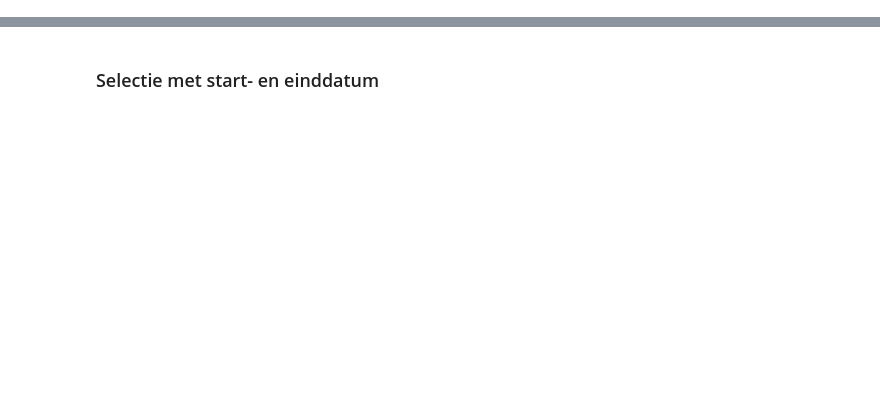
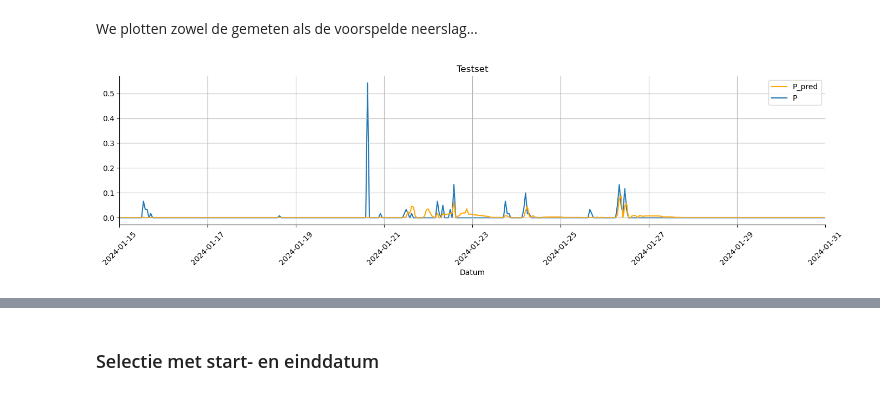
Before and after one commit to HKV-products-services/drinkwaterwinning-bleijerheide, a Jupyter notebook: run_model.ipynb, the cells around one changed output, grey strips where cells are left out. Cells and saved outputs as stored; diff of their text form; code cells hidden in the pictures; blank space fills up the shorter version.

```diff
--- a/run_model.ipynb
+++ b/run_model.ipynb
@@ -14,0 +34,4 @@ To enable them in other operations, rebuild TensorFlow with the appropriate comp
+# %%
+y_hat = pd.DataFrame(index=X_test.index, data=model.predict(X_test), columns=['P_pred'])
+# soms zijn waarden heel licht 0
+y_hat[y_hat['P_pred'] < 0.] = 0.
@@ -32,0 +56,6 @@ model = tf.keras.models.load_model('model_nieuw/model.h5')
+# %% [markdown]
+We plotten zowel de gemeten als de voorspelde neerslag...
+# %%
+plot_resultaat(Y_test, y_hat, path='figuren_model/resultaat_testset.png', title='Testset')
+# %% [output]
+[figure, added]
```
Also changed, not shown: parts of 22 cells of this notebook, 2 other files.
